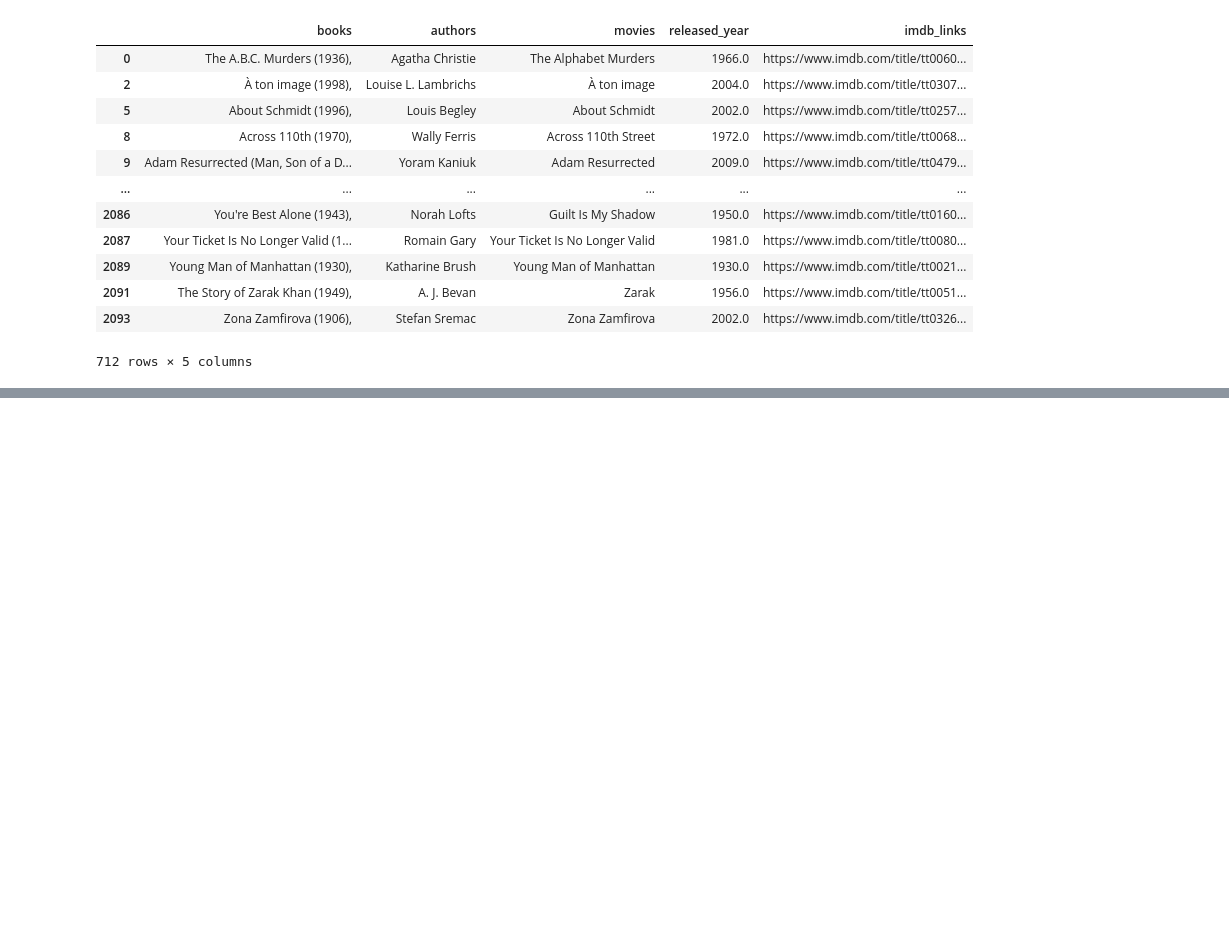
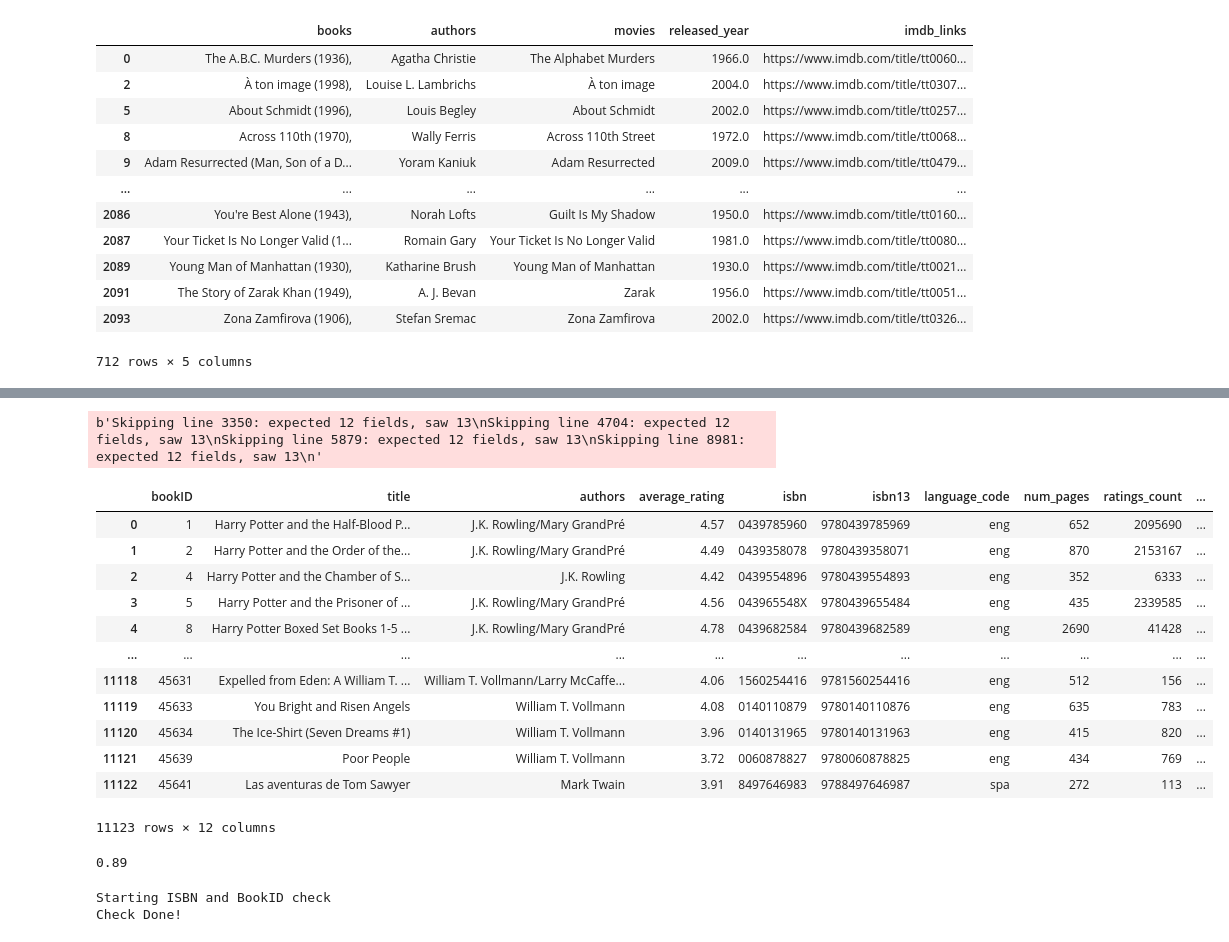
Before and after one commit to ange-wang/etl-project, a Jupyter notebook: books_to_movies/get_imdb_link.ipynb, the cells around one changed output, grey strips where cells are left out. Drawn from its saved outputs; the diff is of its cells as text; code cells hidden in the pictures; blank space fills up the shorter version.

```diff
--- a/books_to_movies/get_imdb_link.ipynb
+++ b/books_to_movies/get_imdb_link.ipynb
@@ -201,0 +325,60 @@ show
+# %%
+#impoty kaggle's goodreads books
+kaggle_books = pd.read_csv("kaggle_books.csv", error_bad_lines=False)
+ktitle = kaggle_books["title"].to_list()
+kisbn = kaggle_books["isbn"].to_list()
+k_id = kaggle_books["bookID"].to_list()
+kaggle_books
+# %% [output]
+b'Skipping line 3350: expected 12 fields, saw 13\nSkipping line 4704: expected 12 fields, saw 13\nSkipping line 5879: expected 12 fields, saw 13\nSkipping line 8981: expected 12 fields, saw 13\n'
+|  | bookID | title | authors | average_rating | isbn | isbn13 | language_code | num_pages | ratings_count | ... |
+| 0 | 1 | Harry Potter and the Half-Blood P... | J.K. Rowling/Mary GrandPré | 4.57 | 0439785960 | 9780439785969 | eng | 652 | 2095690 | ... |
+| 1 | 2 | Harry Potter and the Order of the... | J.K. Rowling/Mary GrandPré | 4.49 | 0439358078 | 9780439358071 | eng | 870 | 2153167 | ... |
+| 2 | 4 | Harry Potter and the Chamber of S... | J.K. Rowling | 4.42 | 0439554896 | 9780439554893 | eng | 352 | 6333 | ... |
+| 3 | 5 | Harry Potter and the Prisoner of ... | J.K. Rowling/Mary GrandPré | 4.56 | 043965548X | 9780439655484 | eng | 435 | 2339585 | ... |
+| 4 | 8 | Harry Potter Boxed Set Books 1-5 ... | J.K. Rowling/Mary GrandPré | 4.78 | 0439682584 | 9780439682589 | eng | 2690 | 41428 | ... |
+| ... | ... | ... | ... | ... | ... | ... | ... | ... | ... | ... |
+| 11118 | 45631 | Expelled from Eden: A William T. ... | William T. Vollmann/Larry McCaffe... | 4.06 | 1560254416 | 9781560254416 | eng | 512 | 156 | ... |
+| 11119 | 45633 | You Bright and Risen Angels | William T. Vollmann | 4.08 | 0140110879 | 9780140110876 | eng | 635 | 783 | ... |
+| 11120 | 45634 | The Ice-Shirt (Seven Dreams #1) | William T. Vollmann | 3.96 | 0140131965 | 9780140131963 | eng | 415 | 820 | ... |
+| 11121 | 45639 | Poor People | William T. Vollmann | 3.72 | 0060878827 | 9780060878825 | eng | 434 | 769 | ... |
+| 11122 | 45641 | Las aventuras de Tom Sawyer | Mark Twain | 3.91 | 8497646983 | 9788497646987 | spa | 272 | 113 | ... |
+11123 rows × 12 columns
+# %%
+#jellyfish test
+test1 = 'The A.B.C. Murders'
+s = 'The A.B.C. Murders (Hercule Poirot  #13)'
+jellytest = jellyfish.jaro_winkler_similarity(test1,s )
+jellytest
+# %% [output]
+0.89
+# %%
+#compare kaggle goodreads books against books to movies by title and get the book_id and isbn
+isbn_list = []
+books_id = []
+print ("Starting ISBN and BookID check")
+for title in new_books:
+    for count in range(len(ktitle)-1):
+        jelly_compare = jellyfish.jaro_winkler_similarity(title, ktitle[count])
+
+        if jelly_compare > 0.85:
+            pass_score = kisbn[count]
+            book_id = k_id[count]
+            break
+        elif jelly_compare > 0.7 and jelly_compare < 0.85:
+            pass_score = kisbn[count]
+            book_id = k_id[count]
+        elif jelly_compare > 0.65 and jelly_compare < 0.7:
+            pass_score = kisbn[count]
+            book_id = k_id[count]
+        else:
+            pass_score = "N/A"
+            book_id = "N/A"
+    books_id.append(book_id)
+    isbn_list.append(pass_score)
+    pass_score = ""
+    book_id = ""
+print ("Check Done!")
+# %% [output]
+Starting ISBN and BookID check
+Check Done!
```
Also changed, not shown: parts of 10 cells of this notebook, 3 other files.
